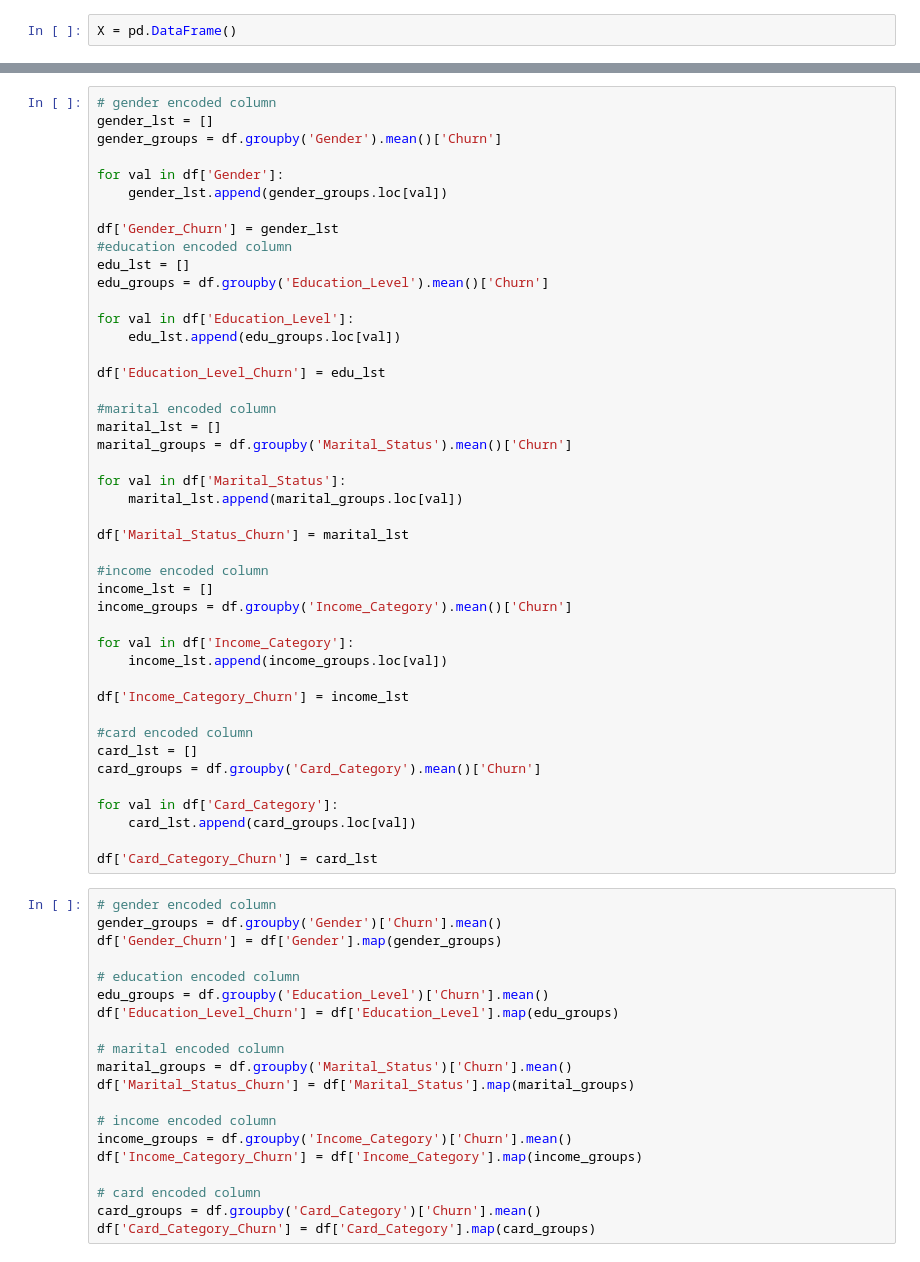
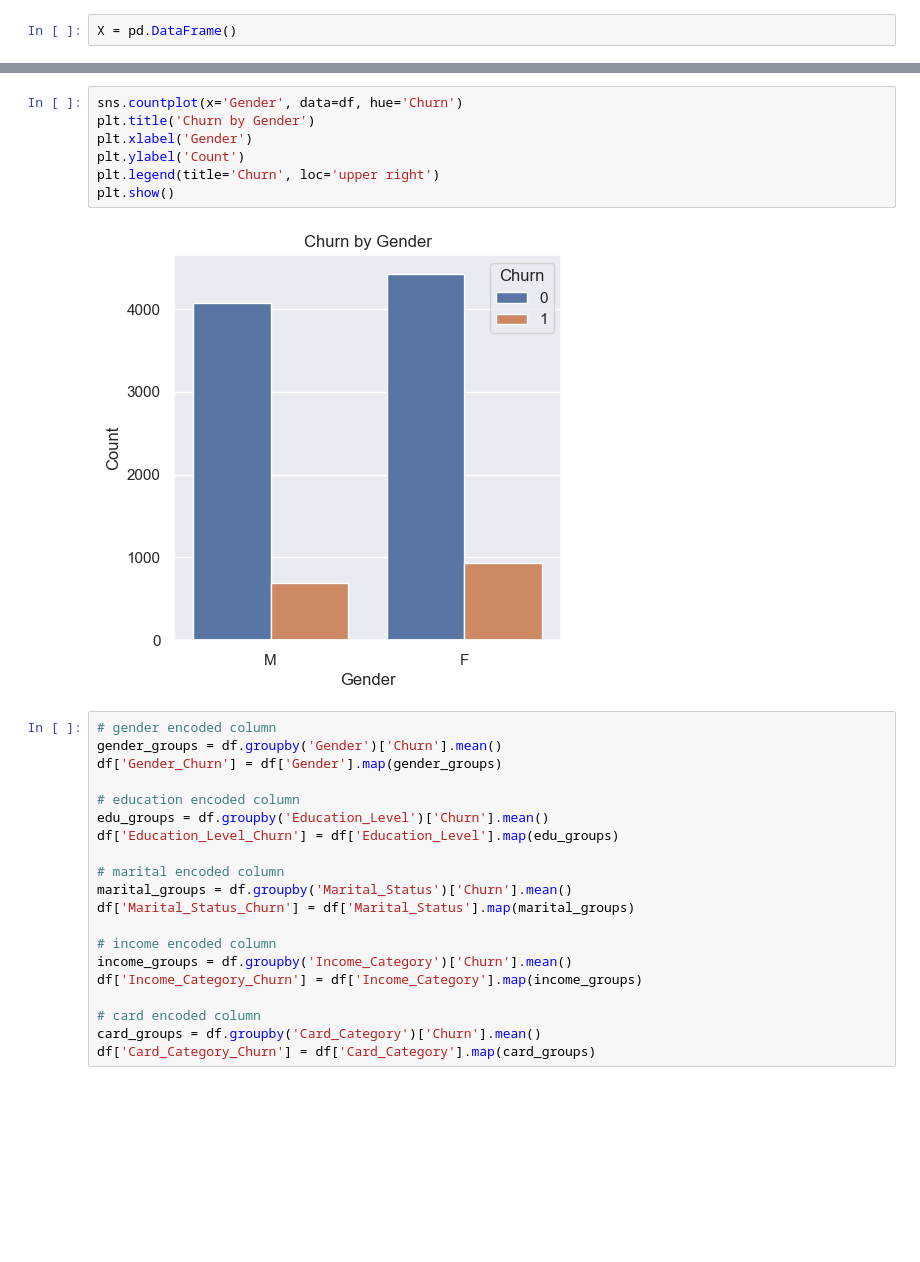
Before and after one commit to naoufal51/ChurnDetect, a Jupyter notebook: churn_notebook.ipynb, the cells around one changed output, grey strips where cells are left out. Cells and saved outputs as stored; diff of their text form; blank space fills up the shorter version.

```diff
--- a/churn_notebook.ipynb
+++ b/churn_notebook.ipynb
@@ -147,47 +130,12 @@ Name: Gender, Length: 10127, dtype: object
-# %%
-# gender encoded column
-gender_lst = []
-gender_groups = df.groupby('Gender').mean()['Churn']
-
-for val in df['Gender']:
-    gender_lst.append(gender_groups.loc[val])
-
-df['Gender_Churn'] = gender_lst
-#education encoded column
-edu_lst = []
-edu_groups = df.groupby('Education_Level').mean()['Churn']
-
-for val in df['Education_Level']:
-    edu_lst.append(edu_groups.loc[val])
-
-df['Education_Level_Churn'] = edu_lst
-
-#marital encoded column
-marital_lst = []
-marital_groups = df.groupby('Marital_Status').mean()['Churn']
-
-for val in df['Marital_Status']:
-    marital_lst.append(marital_groups.loc[val])
-
-df['Marital_Status_Churn'] = marital_lst
-
-#income encoded column
-income_lst = []
-income_groups = df.groupby('Income_Category').mean()['Churn']
-
-for val in df['Income_Category']:
-    income_lst.append(income_groups.loc[val])
-
-df['Income_Category_Churn'] = income_lst
-
-#card encoded column
-card_lst = []
-card_groups = df.groupby('Card_Category').mean()['Churn']
-
-for val in df['Card_Category']:
-    card_lst.append(card_groups.loc[val])
-
-df['Card_Category_Churn'] = card_lst
+# %%
+sns.countplot(x='Gender', data=df, hue='Churn')
+plt.title('Churn by Gender')
+plt.xlabel('Gender')
+plt.ylabel('Count')
+plt.legend(title='Churn', loc='upper right')
+plt.show()
+# %% [output]
+[figure, added]
 # %%
 # gender encoded column
 gender_groups = df.groupby('Gender')['Churn'].mean()
```
Also changed, not shown: parts of 6 cells of this notebook.
